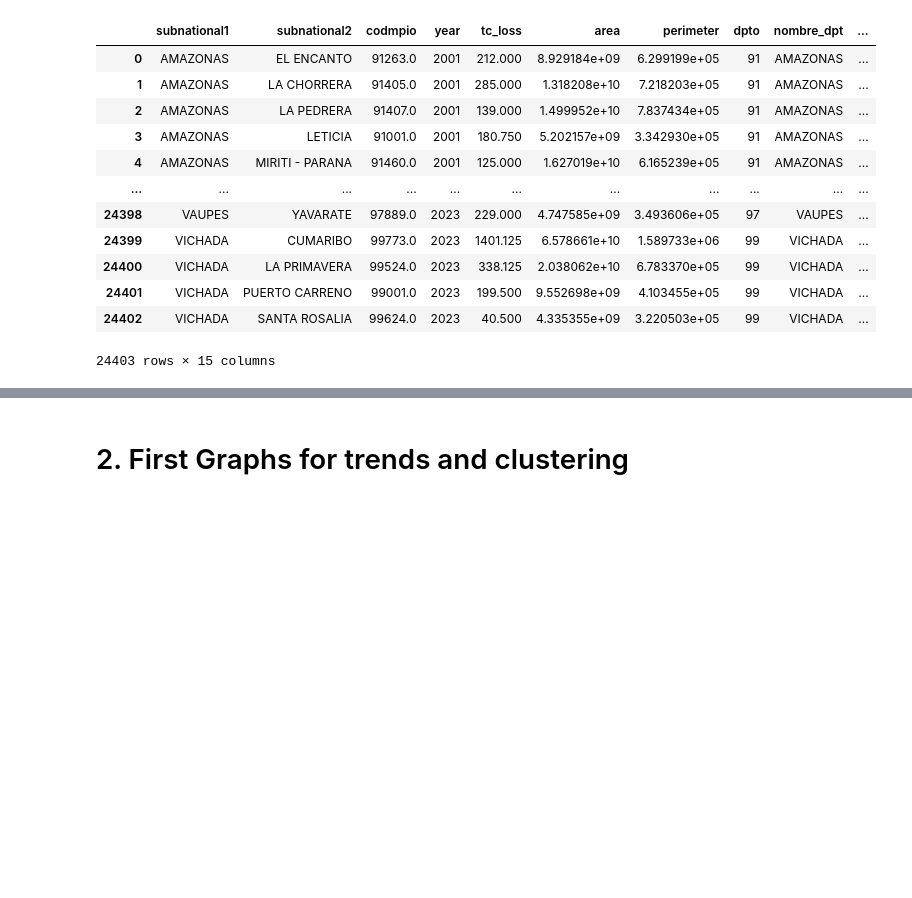
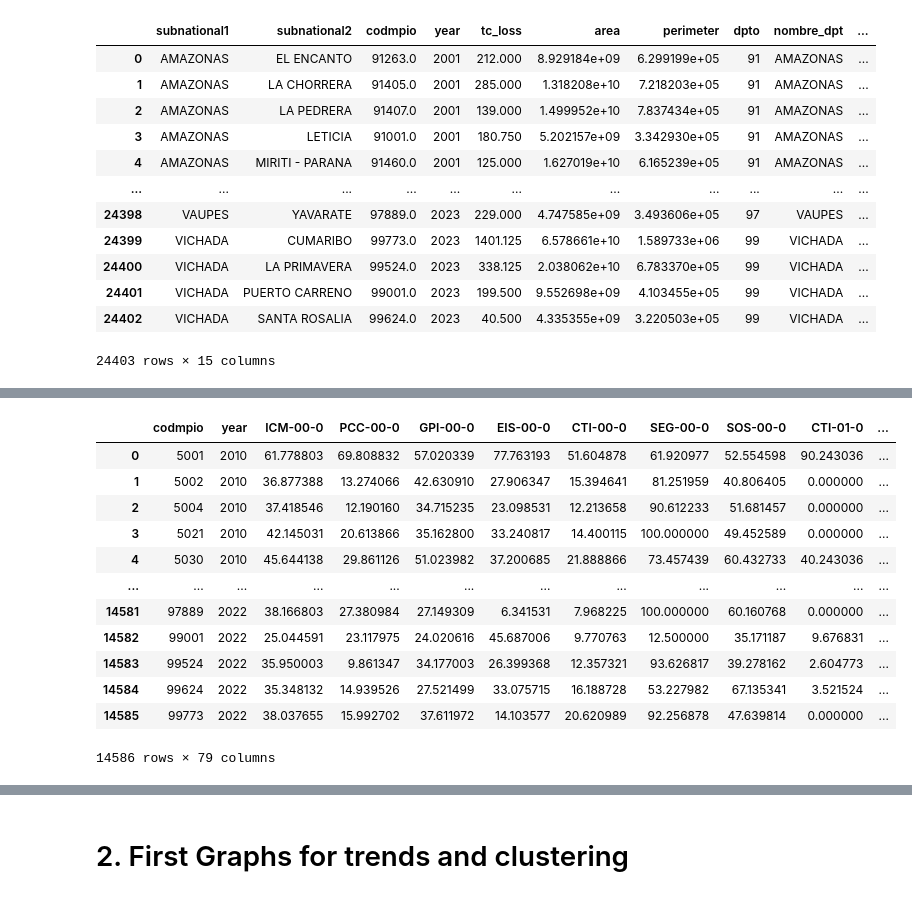
Before and after one commit to cpj97/MDS_thesis, a Jupyter notebook: Code/preprocessing_new.ipynb, the cells around one changed output, grey strips where cells are left out. Saved outputs shown, nothing was run; the diff lists cells and outputs as text; code cells hidden in the pictures; blank space fills up the shorter version.

```diff
--- a/Code/preprocessing_new.ipynb
+++ b/Code/preprocessing_new.ipynb
@@ -442,0 +610,25 @@ def_shapes
+# %%
+#####################
+### DNP variables ###
+#####################
+dnp = dataframes[7].iloc[: , 4:]
+dnp = dnp.rename(columns={
+    'Divipola': 'codmpio',
+    'AÑO': 'year'
+})
+
+dnp
+# %% [output]
+|  | codmpio | year | ICM-00-0 | PCC-00-0 | GPI-00-0 | EIS-00-0 | CTI-00-0 | SEG-00-0 | SOS-00-0 | CTI-01-0 | ... |
+| 0 | 5001 | 2010 | 61.778803 | 69.808832 | 57.020339 | 77.763193 | 51.604878 | 61.920977 | 52.554598 | 90.243036 | ... |
+| 1 | 5002 | 2010 | 36.877388 | 13.274066 | 42.630910 | 27.906347 | 15.394641 | 81.251959 | 40.806405 | 0.000000 | ... |
+| 2 | 5004 | 2010 | 37.418546 | 12.190160 | 34.715235 | 23.098531 | 12.213658 | 90.612233 | 51.681457 | 0.000000 | ... |
+| 3 | 5021 | 2010 | 42.145031 | 20.613866 | 35.162800 | 33.240817 | 14.400115 | 100.000000 | 49.452589 | 0.000000 | ... |
+| 4 | 5030 | 2010 | 45.644138 | 29.861126 | 51.023982 | 37.200685 | 21.888866 | 73.457439 | 60.432733 | 40.243036 | ... |
+| ... | ... | ... | ... | ... | ... | ... | ... | ... | ... | ... | ... |
+| 14581 | 97889 | 2022 | 38.166803 | 27.380984 | 27.149309 | 6.341531 | 7.968225 | 100.000000 | 60.160768 | 0.000000 | ... |
+| 14582 | 99001 | 2022 | 25.044591 | 23.117975 | 24.020616 | 45.687006 | 9.770763 | 12.500000 | 35.171187 | 9.676831 | ... |
+| 14583 | 99524 | 2022 | 35.950003 | 9.861347 | 34.177003 | 26.399368 | 12.357321 | 93.626817 | 39.278162 | 2.604773 | ... |
+| 14584 | 99624 | 2022 | 35.348132 | 14.939526 | 27.521499 | 33.075715 | 16.188728 | 53.227982 | 67.135341 | 3.521524 | ... |
+| 14585 | 99773 | 2022 | 38.037655 | 15.992702 | 37.611972 | 14.103577 | 20.620989 | 92.256878 | 47.639814 | 0.000000 | ... |
+14586 rows × 79 columns
```
Also changed, not shown: parts of 11 cells of this notebook, 6 other files.
